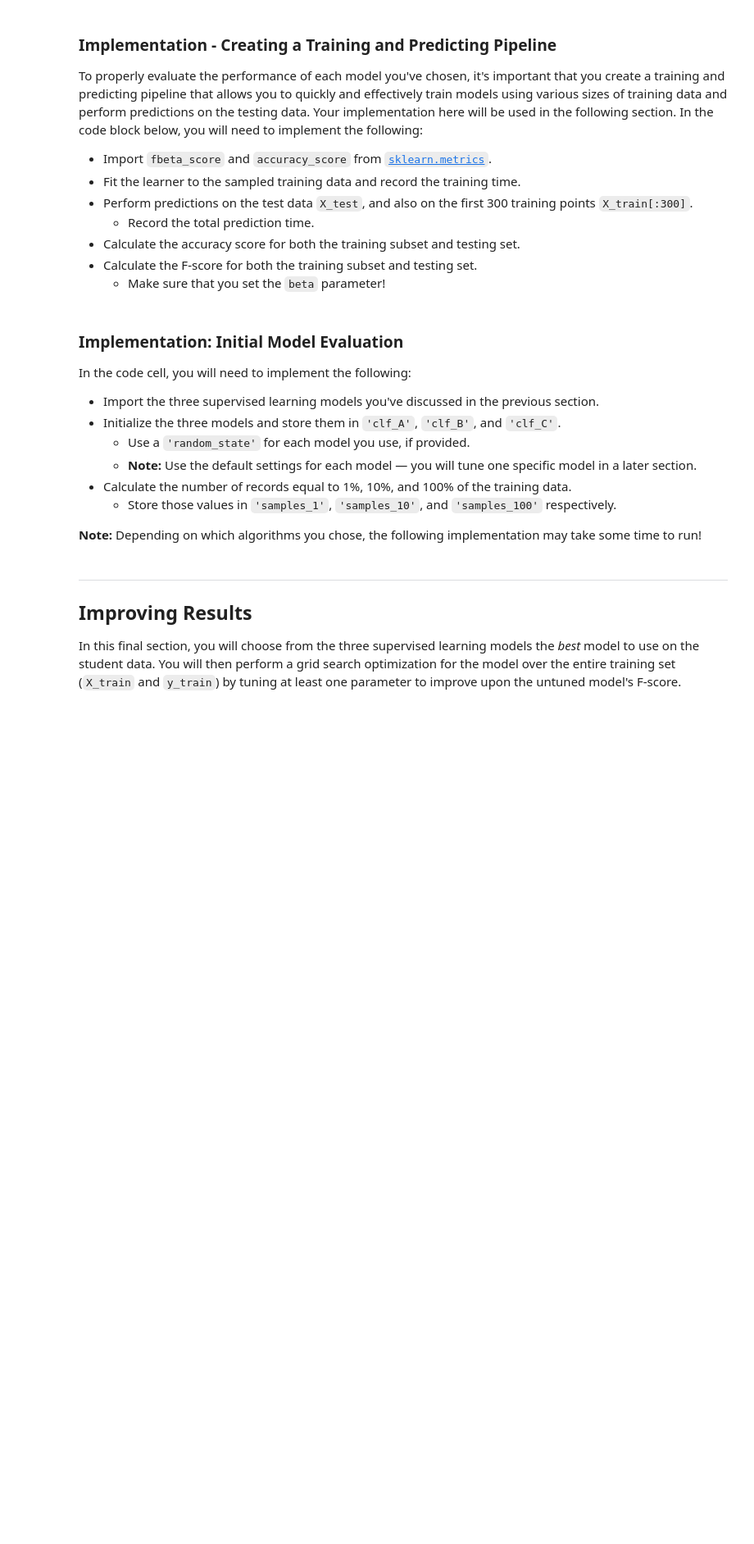
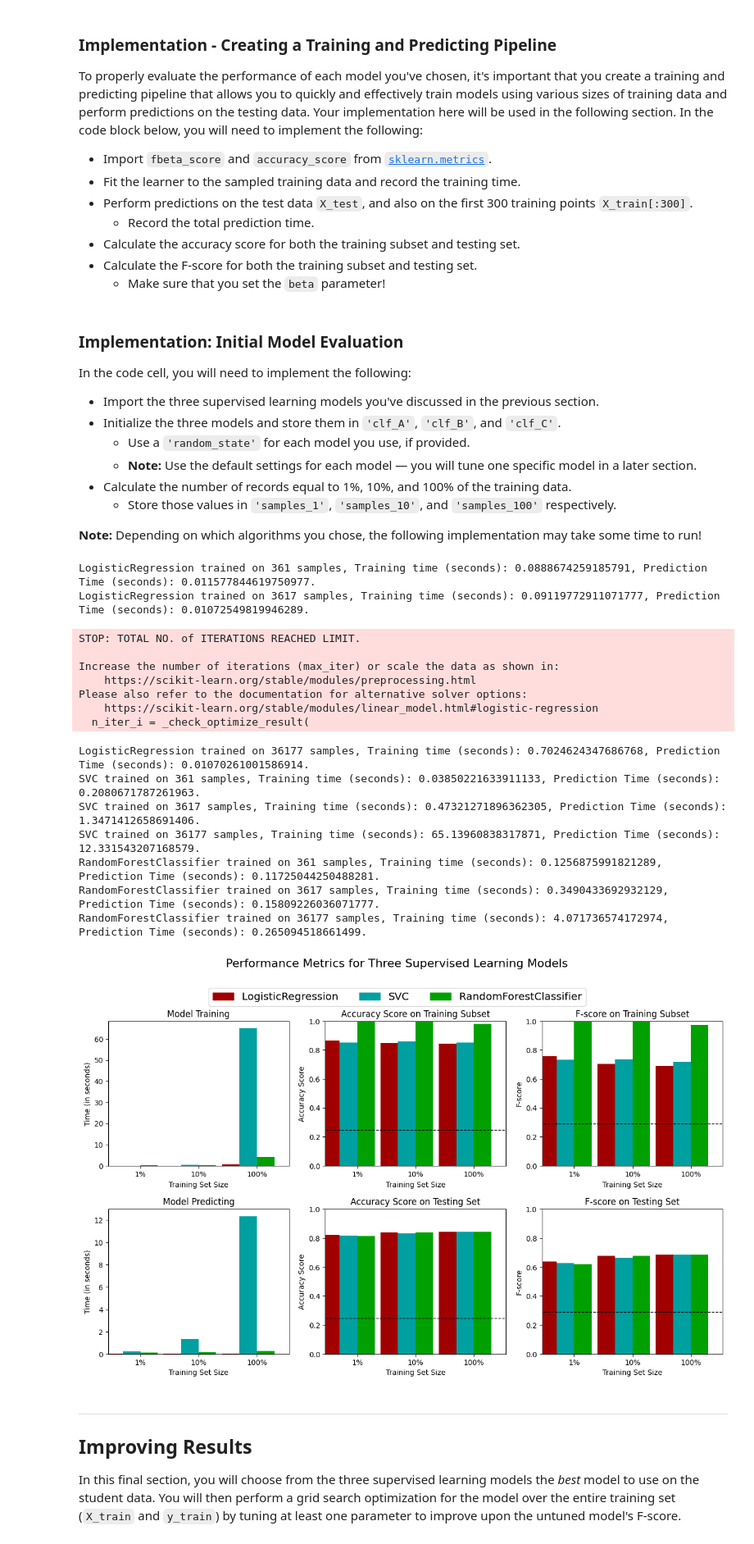
Before and after one commit to tallguyjenks/DSND_Term1, a Jupyter notebook: p1_charityml/finding_donors.ipynb, the cells around one changed output. Shown at 82% size. Cells and saved outputs as stored; diff of their text form; code cells hidden in the pictures; blank space fills up the shorter version.

```diff
--- a/p1_charityml/finding_donors.ipynb
+++ b/p1_charityml/finding_donors.ipynb
@@ -479,3 +440,43 @@ vs.evaluate(results, accuracy, fscore)
+# %%
+from sklearn.ensemble import RandomForestClassifier
+from sklearn.linear_model import LogisticRegression
+from sklearn.svm import SVC
+
+clf_A = LogisticRegression(random_state=666)
+clf_B = SVC(random_state=666)
+clf_C = RandomForestClassifier(random_state=666)
+
+samples_100 = int(len(X_train))
+samples_10 = int(samples_100 * 0.1)
+samples_1 = int(samples_10 * 0.1)
+
+results = {}
+
+for clf in [clf_A, clf_B, clf_C]:
+    clf_name = clf.__class__.__name__
+    results[clf_name] = {}
+    for i, samples in enumerate([samples_1, samples_10, samples_100]):
+        results[clf_name][i] = train_predict(clf, samples, X_train, y_train, X_test, y_test)
+
+vs.evaluate(results, accuracy, fscore)
+# %% [output]
+LogisticRegression trained on 361 samples, Training time (seconds): 0.0888674259185791, Prediction Time (seconds): 0.011577844619750977.
+LogisticRegression trained on 3617 samples, Training time (seconds): 0.09119772911071777, Prediction Time (seconds): 0.01072549819946289.
+STOP: TOTAL NO. of ITERATIONS REACHED LIMIT.
+
+Increase the number of iterations (max_iter) or scale the data as shown in:
+    https://scikit-learn.org/stable/modules/preprocessing.html
+Please also refer to the documentation for alternative solver options:
+    https://scikit-learn.org/stable/modules/linear_model.html#logistic-regression
+  n_iter_i = _check_optimize_result(
+LogisticRegression trained on 36177 samples, Training time (seconds): 0.7024624347686768, Prediction Time (seconds): 0.01070261001586914.
+SVC trained on 361 samples, Training time (seconds): 0.03850221633911133, Prediction Time (seconds): 0.2080671787261963.
+SVC trained on 3617 samples, Training time (seconds): 0.47321271896362305, Prediction Time (seconds): 1.3471412658691406.
+SVC trained on 36177 samples, Training time (seconds): 65.13960838317871, Prediction Time (seconds): 12.331543207168579.
+RandomForestClassifier trained on 361 samples, Training time (seconds): 0.1256875991821289, Prediction Time (seconds): 0.11725044250488281.
+RandomForestClassifier trained on 3617 samples, Training time (seconds): 0.3490433692932129, Prediction Time (seconds): 0.15809226036071777.
+RandomForestClassifier trained on 36177 samples, Training time (seconds): 4.071736574172974, Prediction Time (seconds): 0.265094518661499.
+[figure, added]
 # %% [markdown]
 ----
 ## Improving Results
```
Also changed, not shown: parts of 22 cells of this notebook.
